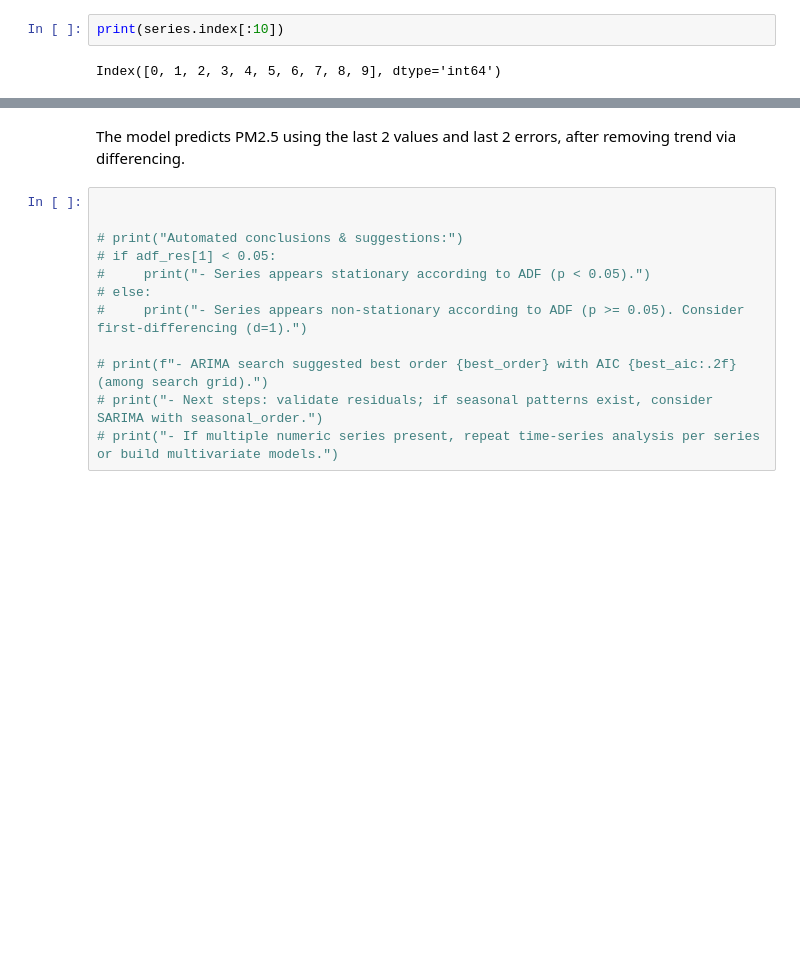
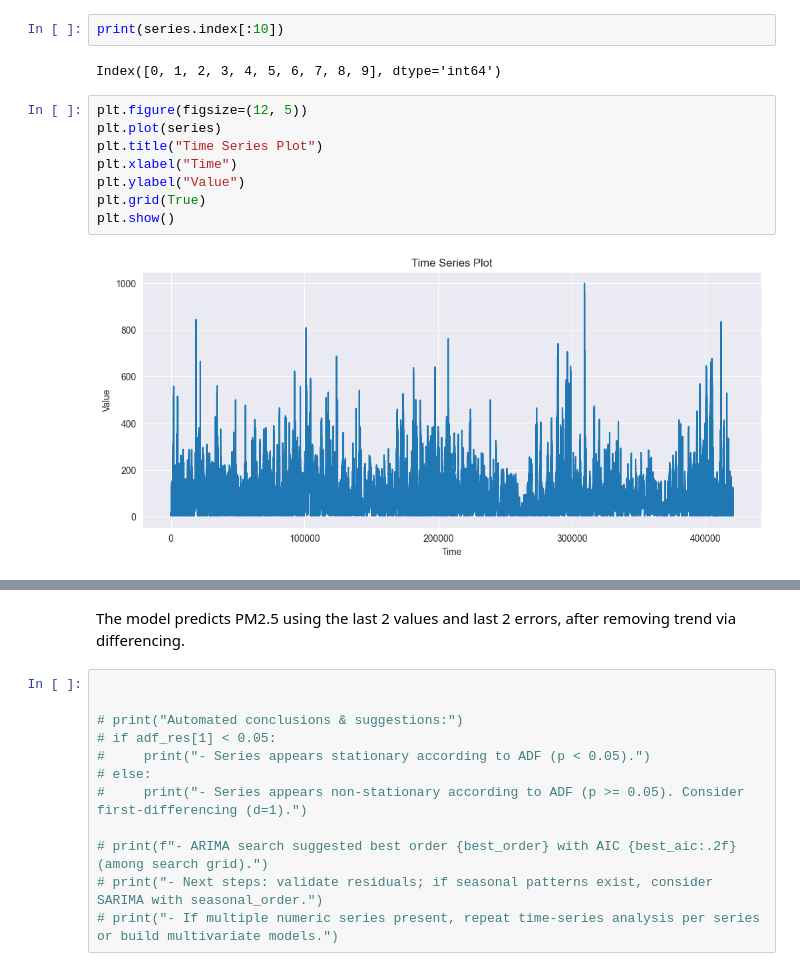
Before and after one commit to ecbassey/WK3_Project_ADVML_TimeSeries, a Jupyter notebook: Project_Week3.ipynb, the cells around one changed output, grey strips where cells are left out. Cells and saved outputs as stored; diff of their text form; blank space fills up the shorter version.

```diff
--- a/Project_Week3.ipynb
+++ b/Project_Week3.ipynb
@@ -279,3 +268,13 @@ Name: PM2.5, dtype: float64
 print(series.index[:10])
 # %% [output]
 Index([0, 1, 2, 3, 4, 5, 6, 7, 8, 9], dtype='int64')
+# %%
+plt.figure(figsize=(12, 5))
+plt.plot(series)
+plt.title("Time Series Plot")
+plt.xlabel("Time")
+plt.ylabel("Value")
+plt.grid(True)
+plt.show()
+# %% [output]
+[figure, added]
```
Also changed, not shown: parts of 31 cells of this notebook.
